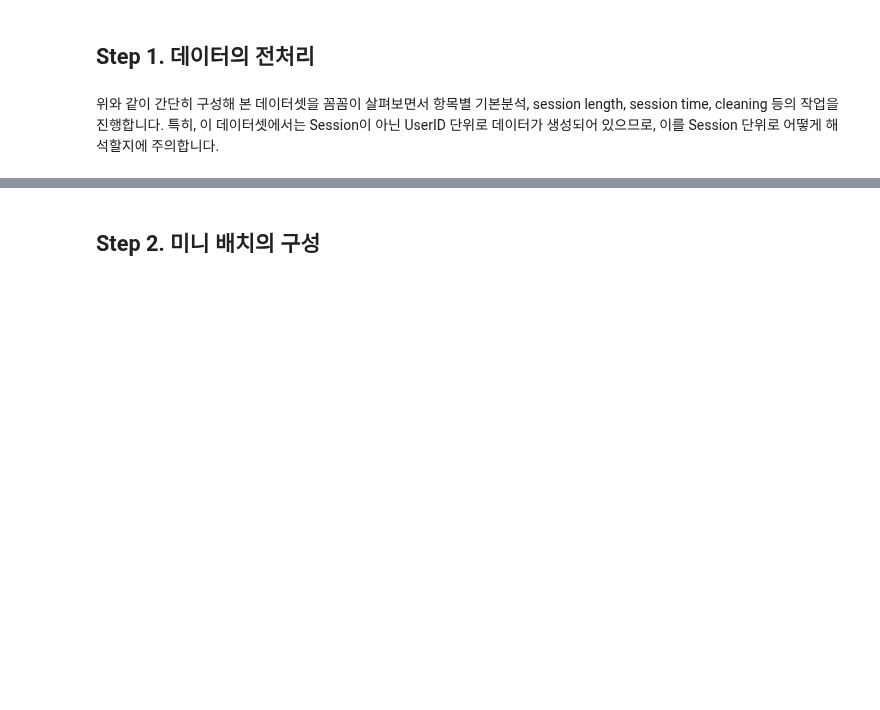
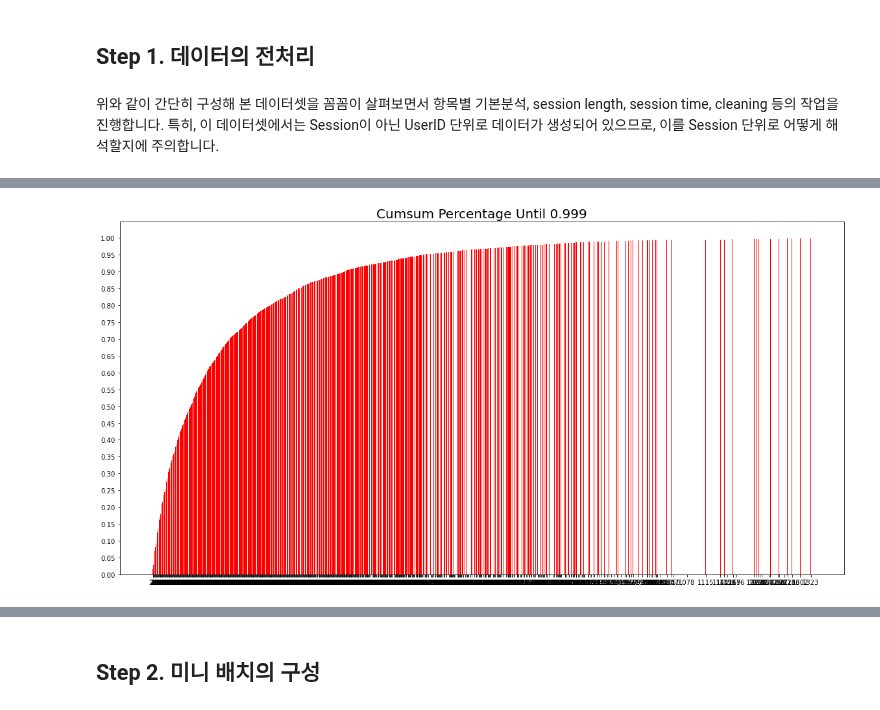
Before and after one commit to JPumpkin645/AIFFEL, a Jupyter notebook: Week_14/Ex_23_Movielens_영화_SBR.ipynb, the cells around one changed output, grey strips where cells are left out. Saved outputs shown, nothing was run; the diff lists cells and outputs as text; code cells hidden in the pictures; blank space fills up the shorter version.

```diff
--- a/Week_14/Ex_23_Movielens_영화_SBR.ipynb
+++ b/Week_14/Ex_23_Movielens_영화_SBR.ipynb
@@ -40,0 +153,2 @@ NameError: name 'Path' is not defined
+# %%
+data = data[data['Rating']>=3]
@@ -40,0 +171,2 @@ NameError: name 'Path' is not defined
+# %%
+data['SessionId'] =0
@@ -40,0 +230,3 @@ NameError: name 'Path' is not defined
+# %%
+user_length = data.groupby('UserId').size()
+user_length
@@ -40,0 +276,16 @@ NameError: name 'Path' is not defined
+# %%
+length_count = user_length.groupby(user_length).size()
+length_percent_cumsum = length_count.cumsum() / length_count.sum()
+length_percent_cumsum_999 = length_percent_cumsum[length_percent_cumsum < 0.999]
+# %%
+import matplotlib.pyplot as plt
+
+plt.figure(figsize=(20, 10))
+plt.bar(x=length_percent_cumsum_999.index,
+        height=length_percent_cumsum_999, color='red')
+plt.xticks(length_percent_cumsum_999.index)
+plt.yticks(np.arange(0, 1.01, 0.05))
+plt.title('Cumsum Percentage Until 0.999', size=20)
+plt.show()
+# %% [output]
+[figure, added]
```
Also changed, not shown: parts of 30 cells of this notebook.
